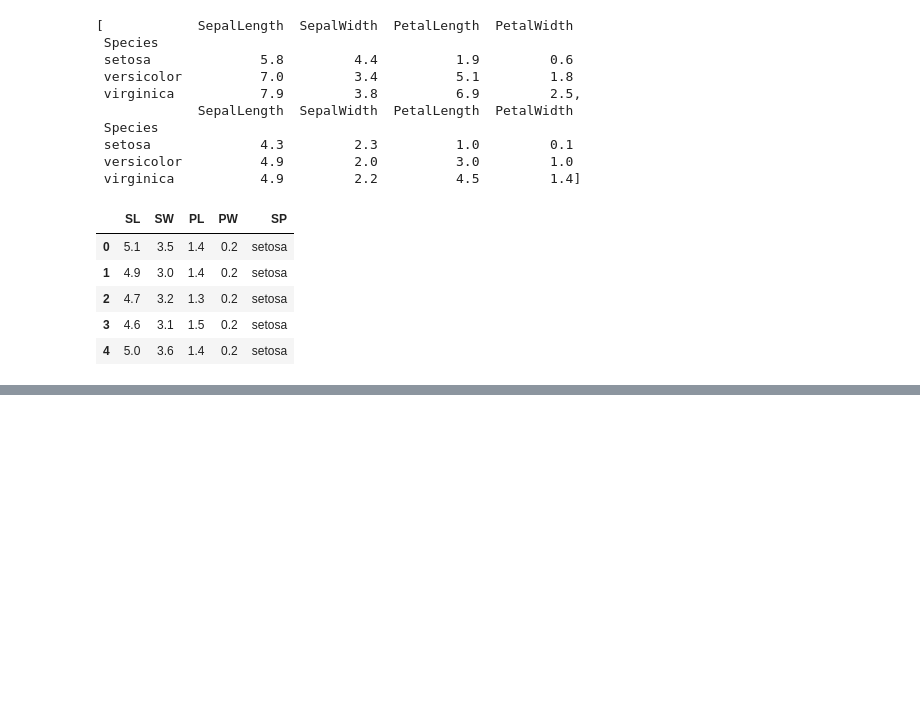
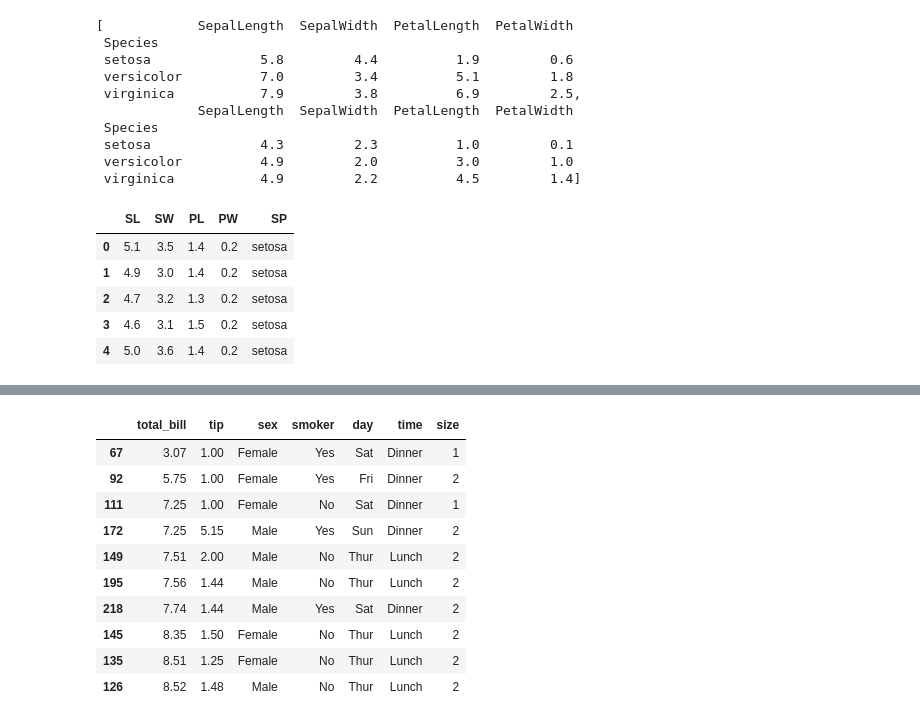
Before and after one commit to one-west/Data_Analyze, a Jupyter notebook: 6장/Exapmle_Qz.ipynb, the cells around one changed output, grey strips where cells are left out. Saved outputs shown, nothing was run; the diff lists cells and outputs as text; code cells hidden in the pictures; blank space fills up the shorter version.

```diff
--- a/6장/Exapmle_Qz.ipynb
+++ b/6장/Exapmle_Qz.ipynb
@@ -54,0 +36,7 @@ iris.sort_values(by='SW', ascending=False)
+# %%
+# 2. 다음 tips 데이터는 미국 레스토랑의 매출과 웨이터에게 지불한 팁을 나타내는 데이터이다.
+# 아래의 코드와 실행결과를 참고하여 다음 문제를 해결해 보세요.
+import seaborn as sns
+
+tips = sns.load_dataset("tips")
+tips.head()
@@ -54,0 +50,15 @@ iris.sort_values(by='SW', ascending=False)
+# %%
+## 2-1. total_bill과 tip에 대한 오름차순 정렬을 한 후 상위 10개만 출력하세요.
+tips.sort_values(["total_bill", "tip"], ascending=True).head(10)
+# %% [output]
+|  | total_bill | tip | sex | smoker | day | time | size |
+| 67 | 3.07 | 1.00 | Female | Yes | Sat | Dinner | 1 |
+| 92 | 5.75 | 1.00 | Female | Yes | Fri | Dinner | 2 |
+| 111 | 7.25 | 1.00 | Female | No | Sat | Dinner | 1 |
+| 172 | 7.25 | 5.15 | Male | Yes | Sun | Dinner | 2 |
+| 149 | 7.51 | 2.00 | Male | No | Thur | Lunch | 2 |
+| 195 | 7.56 | 1.44 | Male | No | Thur | Lunch | 2 |
+| 218 | 7.74 | 1.44 | Male | Yes | Sat | Dinner | 2 |
+| 145 | 8.35 | 1.50 | Female | No | Thur | Lunch | 2 |
+| 135 | 8.51 | 1.25 | Female | No | Thur | Lunch | 2 |
+| 126 | 8.52 | 1.48 | Male | No | Thur | Lunch | 2 |
```
Also changed, not shown: parts of 13 cells of this notebook, 2 other files.
